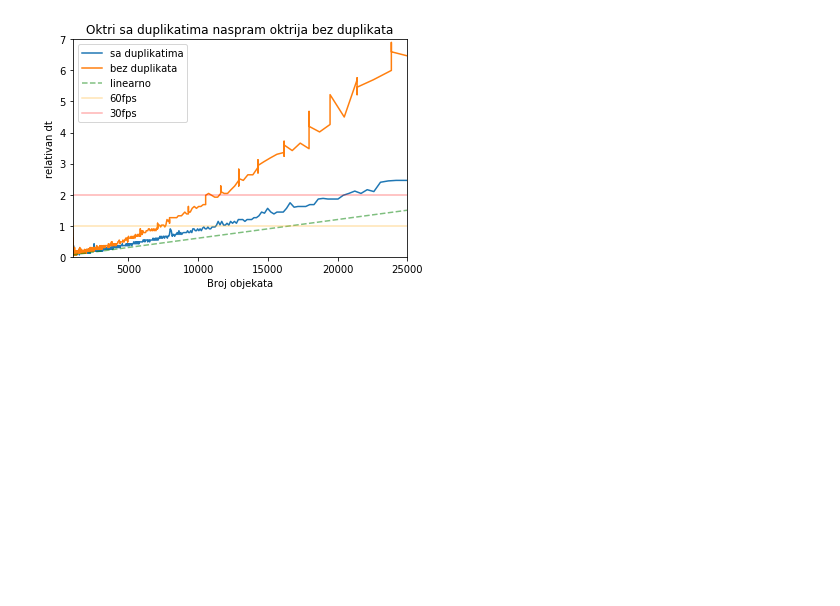
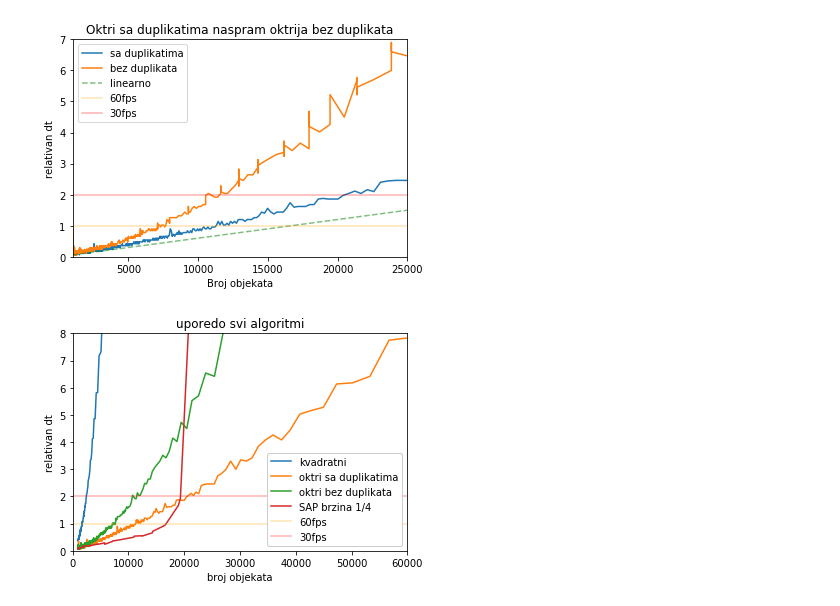
Before and after one commit to kredenac/collision-detection, a Jupyter notebook: analyze/visualize.ipynb, the cells around one changed output. Drawn from its saved outputs; the diff is of its cells as text; code cells hidden in the pictures; blank space fills up the shorter version.

Commit message:
2 refs and compare all algs

```diff
--- a/analyze/visualize.ipynb
+++ b/analyze/visualize.ipynb
@@ -91,7 +91,7 @@ plot(dataframe=df2, xstr='count', ystr='dt',
 df = pd.read_csv(basePath+'BasicCollision.csv'
                  , header=None,
                 names=['dt','size','count'])
-
+dftriv = df
 plot(dataframe=df, xstr='count', ystr='dt',
      xlabel='broj objekata', ylabel='relativan dt', xlimUpper=7000, ylimUpper=15,
      title='Kvadratni algoritam', figname='basicCollision',
@@ -262,3 +262,35 @@ plot(dataframe=dfdup, xlimUpper=25000, ylimUpper=7
    )
 # %% [output]
 [figure]
+# %%
+###
+# comparing them all:
+xstr='count'
+ystr='dt'
+xlabel='broj objekata'
+ylabel='relativan dt'
+# xlimUpper=25000
+# ylimUpper=5,
+xlimUpper, ylimUpper = None, None
+figname='compare_all'
+dfg = dftriv.groupby(xstr).mean()
+plt.plot(dfg.index, dfg[ystr], label='kvadratni')
+dfg = dfdup.groupby(xstr).mean()
+plt.plot(dfg.index, dfg[ystr], label='oktri sa duplikatima')
+dfg = dfnodup.groupby(xstr).mean()
+plt.plot(dfg.index, dfg[ystr], label='oktri bez duplikata')
+dfg = dfsapdiv4.groupby(xstr).mean()
+plt.plot(dfg.index, dfg[ystr], label='SAP brzina 1/4')
+plt.title('uporedo svi algoritmi')
+# plt.plot([min(xdf), max(xdf)], [min(ydf), min(ydf) * max(xdf)/min(xdf) ], 'g--', label='linearno', alpha=0.5)
+plt.xlim(0, 60000)
+plt.ylim(0, 8) #5
+plt.xlabel(xlabel)
+plt.ylabel(ylabel)
+plt.axhline(y=1, color='orange', alpha=0.3, label='60fps')
+plt.axhline(y=2, color='red', alpha=0.3, label='30fps')
+plt.legend(loc='lower right', framealpha=1)
+plt.savefig(figname + '.pdf', bbox_inches='tight')
+plt.show()
+# %% [output]
+[figure, added]
```
Also changed, not shown: parts of 2 cells of this notebook, 3 other files.
